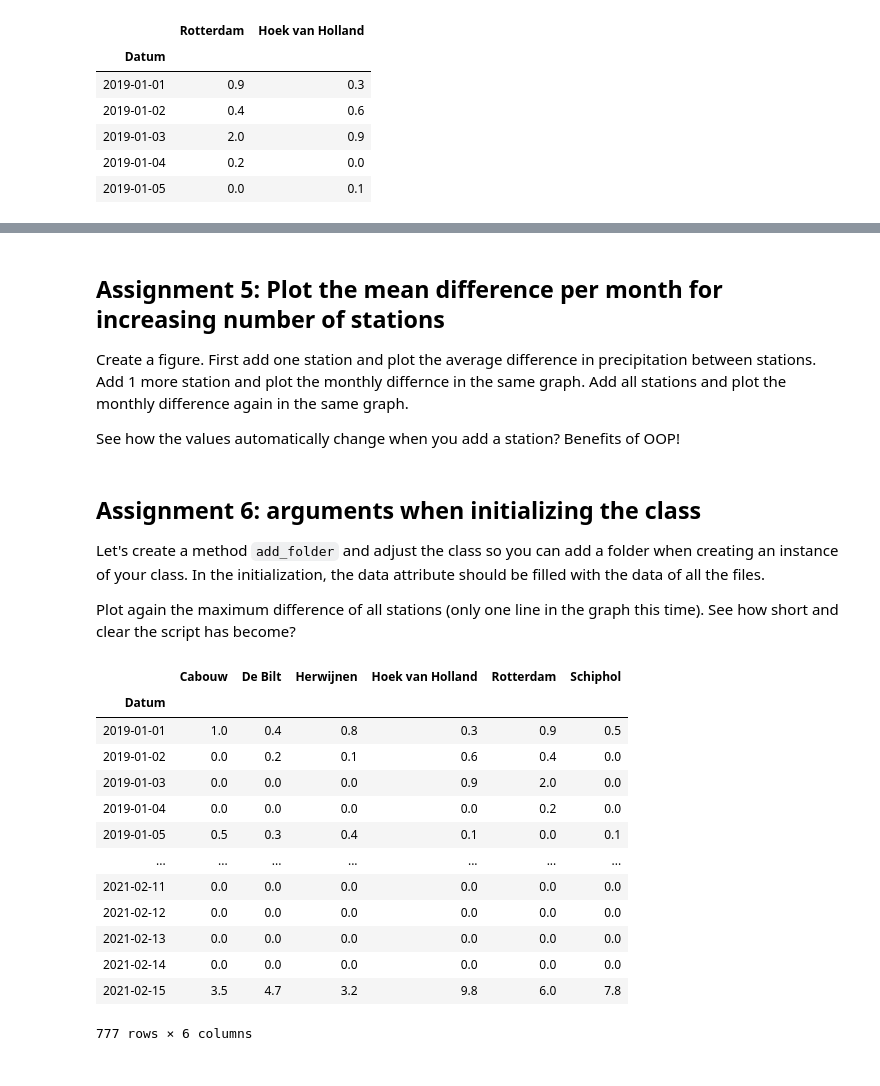
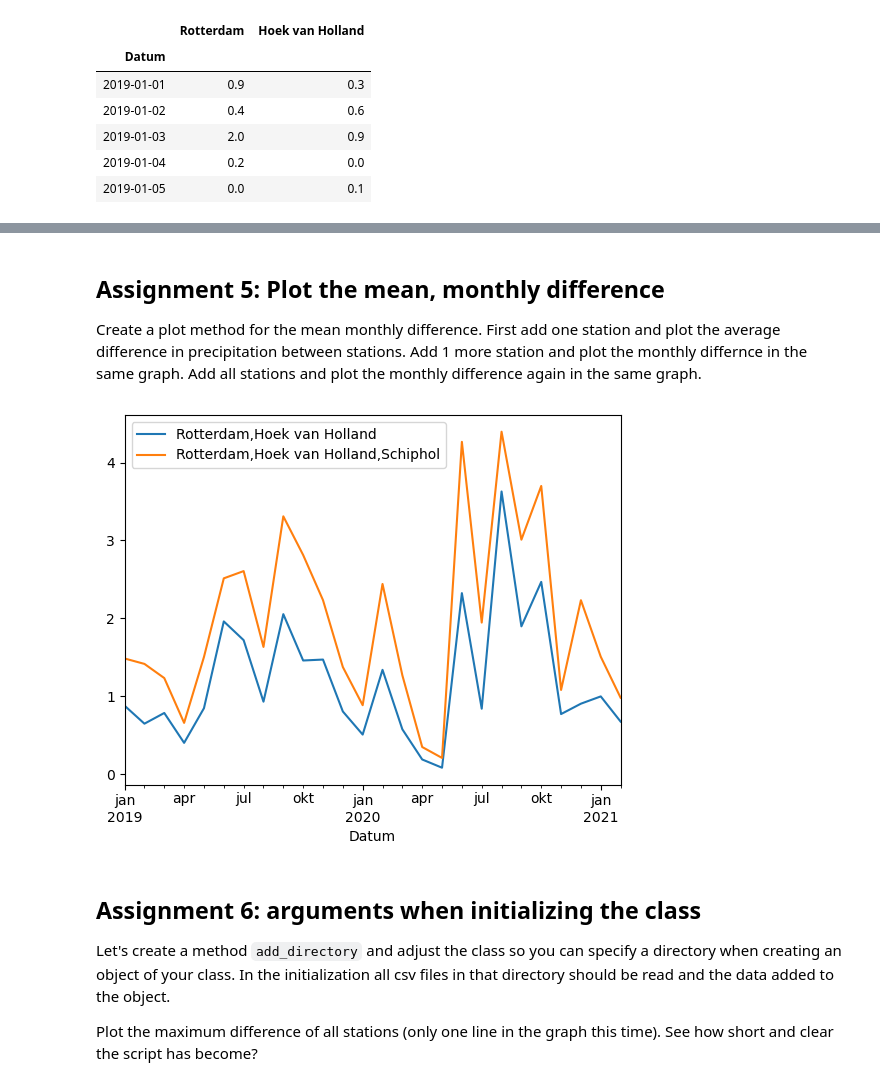
Before and after one commit to MAMBA-python/course-material, a Jupyter notebook: Exercise_notebooks/Intermediate/03_oop/02 oop group assignment.ipynb, the cells around one changed output, grey strips where cells are left out. Saved outputs shown, nothing was run; the diff lists cells and outputs as text; code cells hidden in the pictures.

Commit message:
Update oop group assignment

```diff
--- a/Exercise_notebooks/Intermediate/03_oop/02 oop group assignment.ipynb
+++ b/Exercise_notebooks/Intermediate/03_oop/02 oop group assignment.ipynb
@@ -147,7 +183,4 @@ Adjust the method `add_station` to make sure that when new data is added, the av
 # %% [markdown]
-## Assignment 5: Plot the mean difference per month for increasing number of stations
+## Assignment 5: Plot the mean, monthly difference
 
-Create a figure. First add one station and plot the average difference in precipitation between stations. Add 1 more station and plot the monthly differnce in the same graph.
-Add all stations and plot the monthly difference again in the same graph.
-
-See how the values automatically change when you add a station? Benefits of OOP!
+Create a plot method for the mean monthly difference. First add one station and plot the average difference in precipitation between stations. Add 1 more station and plot the monthly differnce in the same graph. Add all stations and plot the monthly difference again in the same graph.
@@ -154,28 +189,25 @@ See how the values automatically change when you add a station? Benefits of OOP!
+# %%
+# check if your code runs as expected
+
+knmi = KNMI()
+
+knmi.add_station(r'./data/Neerslag_Tijdreeks-Rotterdam-.csv',
+                 'Rotterdam')
+
+knmi.add_station(r'./data/Neerslag_Tijdreeks-Hoek van Holland-.csv',
+                 'Hoek van Holland')
+
+knmi.plot()
+
+knmi.add_station(r'./data/Neerslag_Tijdreeks-Schiphol-.csv',
+                 'Schiphol')
+
+knmi.plot()
+# %% [output]
+[figure, added]
 # %% [markdown]
 ## Assignment 6: arguments when initializing the class
 
-Let's create a method `add_folder` and adjust the class so you can add a folder when creating an instance of your class. In the initialization, the data attribute should be filled with the data of all the files.
+Let's create a method `add_directory` and adjust the class so you can specify a directory when creating an object of your class. In the initialization all csv files in that directory should be read and the data added to the object.
 
-Plot again the maximum difference of all stations (only one line in the graph this time). See how short and clear the script has become?
+Plot the maximum difference of all stations (only one line in the graph this time). See how short and clear the script has become?
-# %%
-# This code should generate a dataframe with all the different stations in the columns,
-# and the dates in the index
-knmi= KNMI(folder_path=r'.\data')
-knmi.data
-
-# Great work!
-# %% [output]
-|  | Cabouw | De Bilt | Herwijnen | Hoek van Holland | Rotterdam | Schiphol |
-| Datum |  |  |  |  |  |  |
-| 2019-01-01 | 1.0 | 0.4 | 0.8 | 0.3 | 0.9 | 0.5 |
-| 2019-01-02 | 0.0 | 0.2 | 0.1 | 0.6 | 0.4 | 0.0 |
-| 2019-01-03 | 0.0 | 0.0 | 0.0 | 0.9 | 2.0 | 0.0 |
-| 2019-01-04 | 0.0 | 0.0 | 0.0 | 0.0 | 0.2 | 0.0 |
-| 2019-01-05 | 0.5 | 0.3 | 0.4 | 0.1 | 0.0 | 0.1 |
-| ... | ... | ... | ... | ... | ... | ... |
-| 2021-02-11 | 0.0 | 0.0 | 0.0 | 0.0 | 0.0 | 0.0 |
-| 2021-02-12 | 0.0 | 0.0 | 0.0 | 0.0 | 0.0 | 0.0 |
-| 2021-02-13 | 0.0 | 0.0 | 0.0 | 0.0 | 0.0 | 0.0 |
-| 2021-02-14 | 0.0 | 0.0 | 0.0 | 0.0 | 0.0 | 0.0 |
-| 2021-02-15 | 3.5 | 4.7 | 3.2 | 9.8 | 6.0 | 7.8 |
-777 rows × 6 columns
```
Also changed, not shown: parts of 17 cells of this notebook.
